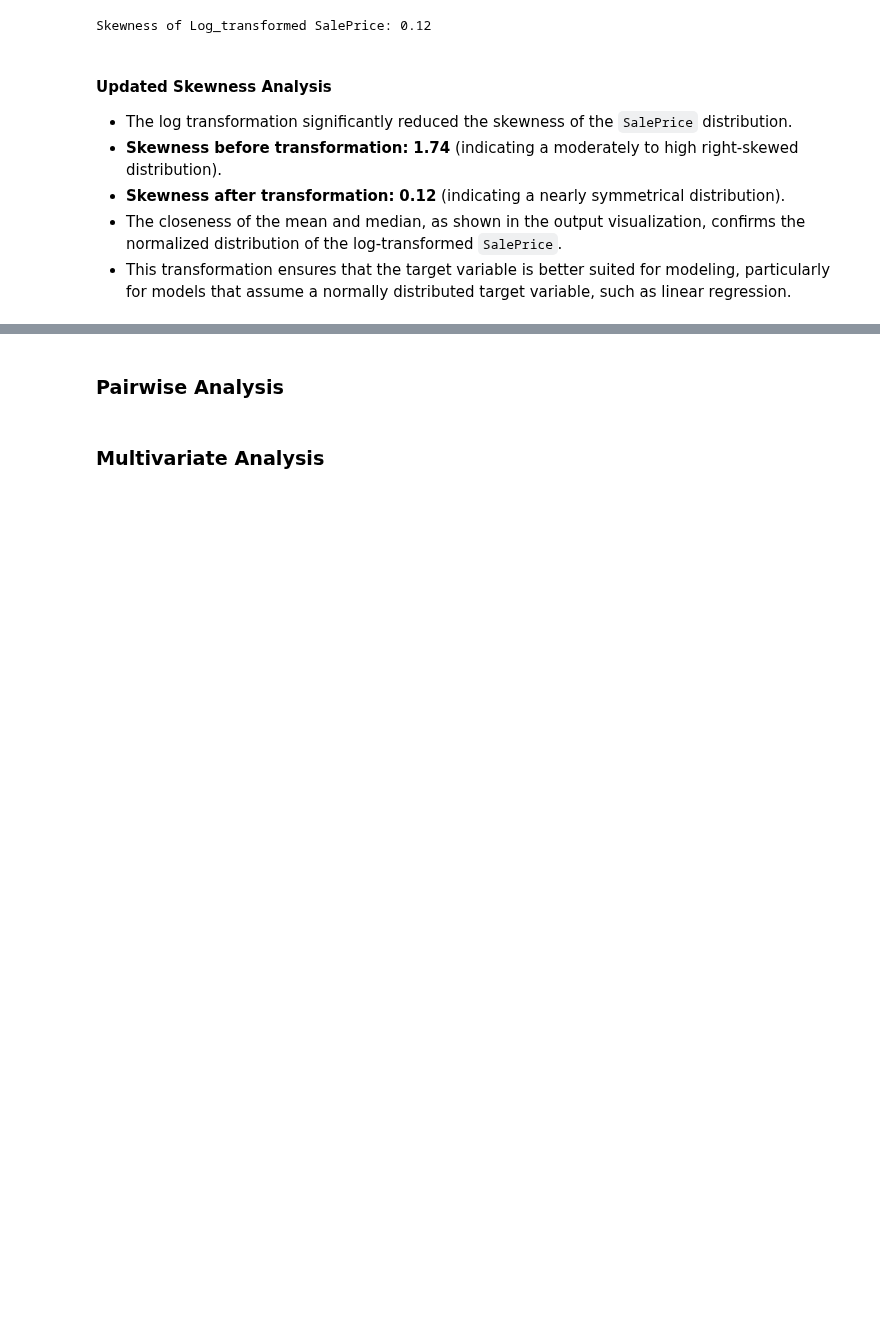
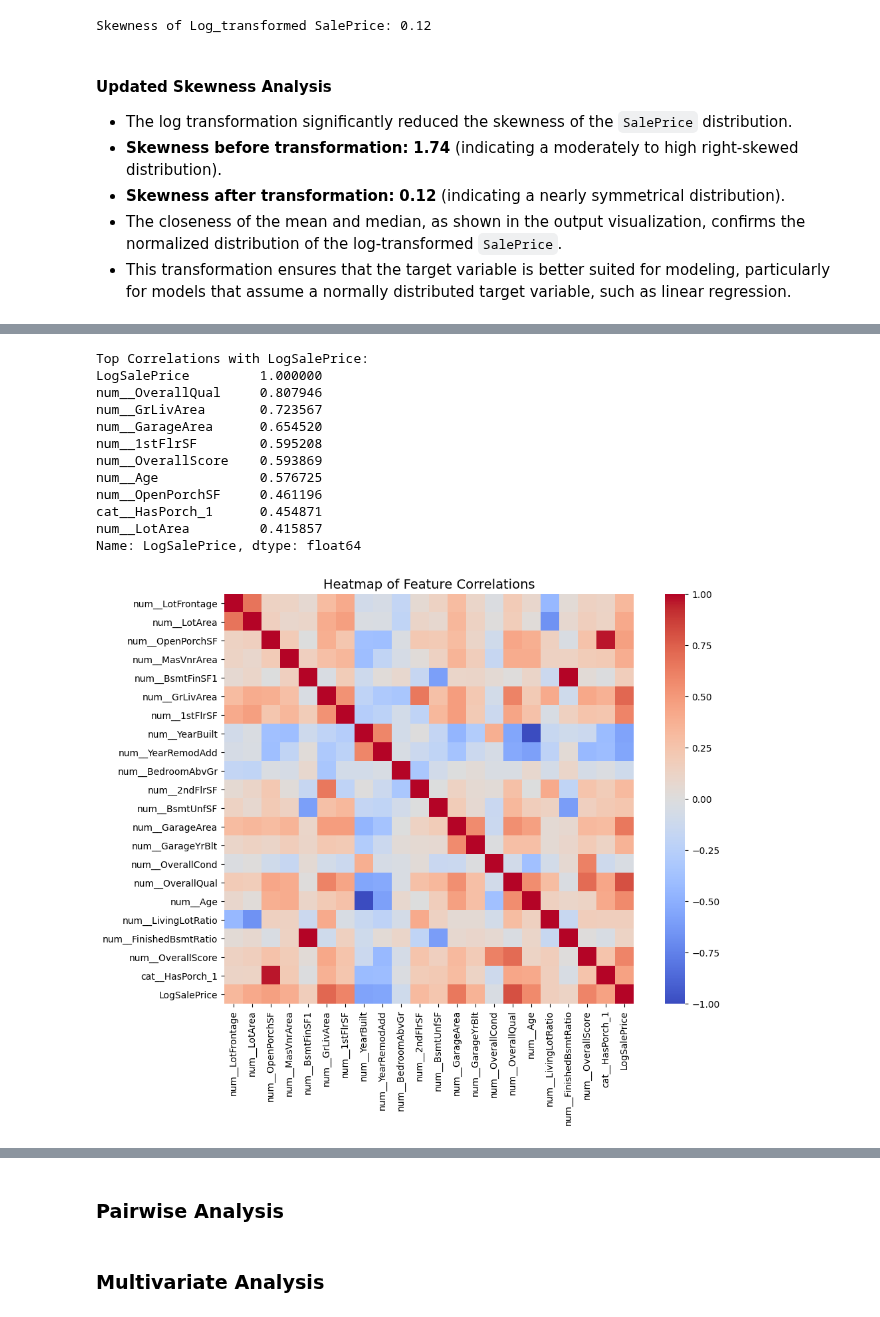
Before and after one commit to TonichaB/Predictive-Analytics-PP5, a Jupyter notebook: jupyter_notebooks/04_Price_Analysis.ipynb, the cells around one changed output, grey strips where cells are left out. Drawn from its saved outputs; the diff is of its cells as text; code cells hidden in the pictures; blank space fills up the shorter version.

Commit message:
eda: Add correlation analysis and scatterplot visualizations with observations and next steps.

```diff
--- a/jupyter_notebooks/04_Price_Analysis.ipynb
+++ b/jupyter_notebooks/04_Price_Analysis.ipynb
@@ -319,0 +332,37 @@ Skewness of Log_transformed SalePrice: 0.12
+# %%
+import seaborn as sns
+import matplotlib.pyplot as plt
+
+# Add the log-transformed SalePrice back to the dataset
+x_train_with_target = x_train.copy()
+x_train_with_target['LogSalePrice'] = y_train['LogSalePrice']
+
+# Compute correlation matrix
+corr_matrix = x_train_with_target.corr()
+
+# Sort correlations with LogSalePrice
+target_corr = corr_matrix['LogSalePrice'].sort_values(ascending=False)
+
+# Display top correlations
+print("Top Correlations with LogSalePrice:")
+print(target_corr.head(10))
+
+# Heatmap of the top correlations
+plt.figure(figsize=(12, 8))
+sns.heatmap(corr_matrix, annot=False, cmap="coolwarm", fmt=".2f", cbar=True, square=True)
+plt.title("Heatmap of Feature Correlations", fontsize=14)
+plt.show()
+# %% [output]
+Top Correlations with LogSalePrice:
+LogSalePrice         1.000000
+num__OverallQual     0.807946
+num__GrLivArea       0.723567
+num__GarageArea      0.654520
+num__1stFlrSF        0.595208
+num__OverallScore    0.593869
+num__Age             0.576725
+num__OpenPorchSF     0.461196
+cat__HasPorch_1      0.454871
+num__LotArea         0.415857
+Name: LogSalePrice, dtype: float64
+[figure, added]
```
Also changed, not shown: parts of 5 cells of this notebook.
